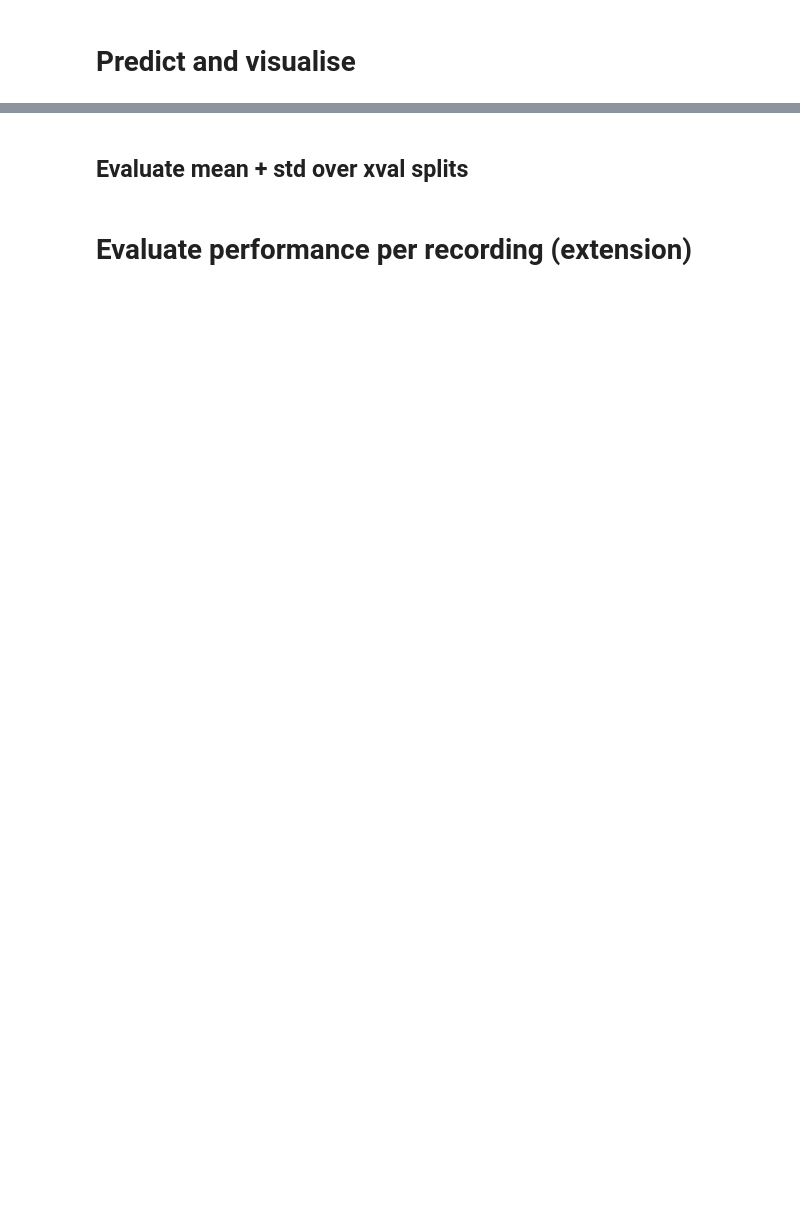
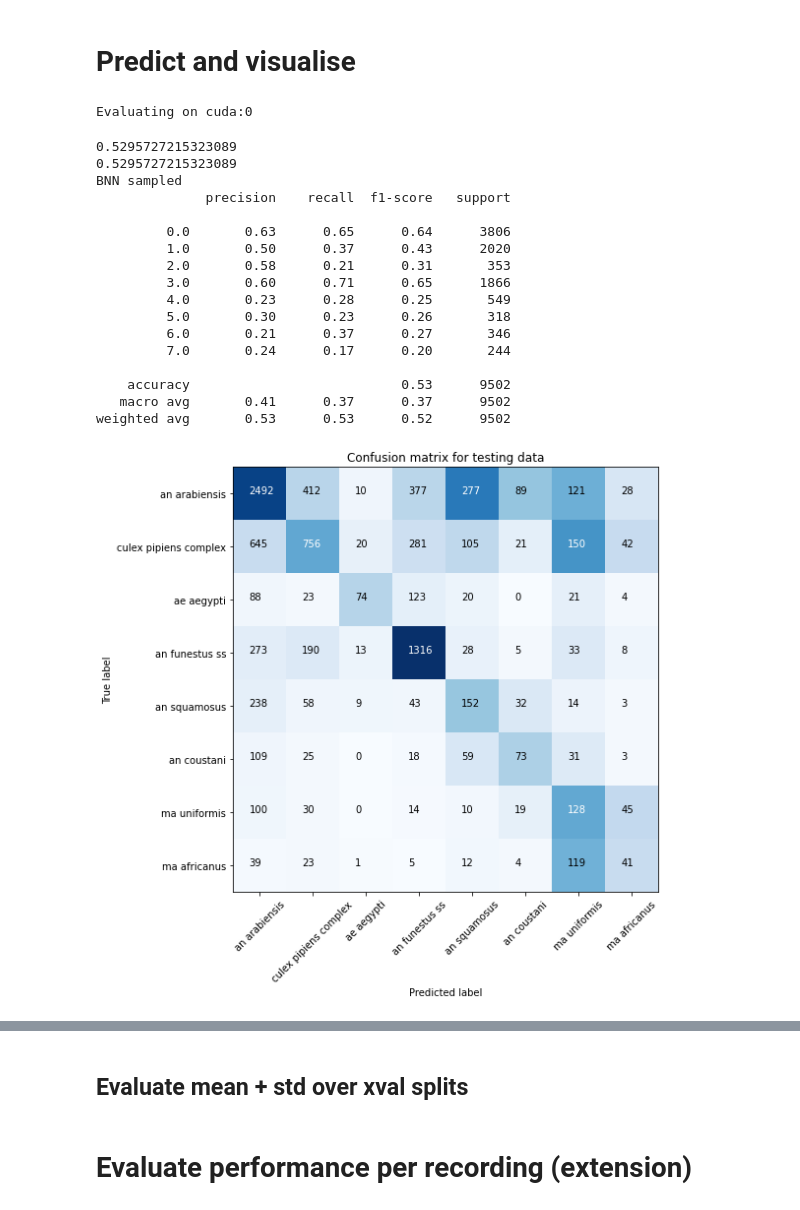
Before and after one commit to HumBug-Mosquito/HumBugDB, a Jupyter notebook: notebooks/species_classification.ipynb, the cells around one changed output, grey strips where cells are left out. Cells and saved outputs as stored; diff of their text form; code cells hidden in the pictures; blank space fills up the shorter version.

Commit message:
Changed learning rate to fix VGGish, VGGish support for both species and main working

```diff
--- a/notebooks/species_classification.ipynb
+++ b/notebooks/species_classification.ipynb
@@ -113,0 +167,20 @@ Extracting features for class: 7
+# %%
+# Load VGGish pickle
+
+import pickle
+dir_out = '../outputs/features/multi-species/humbugdb'
+pickle_name_train = 'vggish_' + str(random_seed) + '_train.pickle'
+pickle_name_test = 'vggish_' + str(random_seed) + '_test.pickle'
+
+
+with open(os.path.join(dir_out, pickle_name_train), 'rb') as input_file:
+    feat_train = pickle.load(input_file)
+
+with open(os.path.join(dir_out, pickle_name_test), 'rb') as input_file:
+    feat_test = pickle.load(input_file)
+
+X_train = feat_train["X_train"]
+y_train = feat_train["y_train"]
+X_test = feat_test["X_test"]
+y_test = feat_test["y_test"]
+# Returns features with correct dimensions for VGGish16.
@@ -292,7 +354,7 @@ RuntimeError: Error(s) in loading state_dict for Resnet:
 # %%
-filepath = '../outputs/models/pytorch/model_e14_2021_08_03_11_51_30.pth'
+filepath = '../outputs/models/pytorch/model_e40_2021_08_05_15_02_37.pth'
 # filepath = '../outputs/models/keras/Win_30_Stride_5_2021_08_03_09_42_31-e60accuracy0.9614.hdf5'
-model = load_model(filepath)
+model = load_model(filepath, model=VGGishDropout(n_classes=8))
 # %% [output]
 Training on cuda:0
 # %%
@@ -302,2 +364,31 @@ random_seed
 # %% [markdown]
 # Predict and visualise
+# %%
+preds_list = evaluate_model(model, X_test, y_test, 2)
+
+print('BNN sampled')
+from sklearn.metrics import classification_report,confusion_matrix
+
+cnf_matrix = confusion_matrix(y_test, np.argmax(np.mean(preds_list,axis=0), axis=1))
+plot_confusion_matrix_multiclass(cnf_matrix, 'Confusion matrix for testing data', classes)
+print(classification_report(y_test, np.argmax(np.mean(preds_list,axis=0), axis=1)))
+# %% [output]
+Evaluating on cuda:0
+0.5295727215323089
+0.5295727215323089
+BNN sampled
+              precision    recall  f1-score   support
+
+         0.0       0.63      0.65      0.64      3806
+         1.0       0.50      0.37      0.43      2020
+         2.0       0.58      0.21      0.31       353
+         3.0       0.60      0.71      0.65      1866
+         4.0       0.23      0.28      0.25       549
+         5.0       0.30      0.23      0.26       318
+         6.0       0.21      0.37      0.27       346
+         7.0       0.24      0.17      0.20       244
+
+    accuracy                           0.53      9502
+   macro avg       0.41      0.37      0.37      9502
+weighted avg       0.53      0.53      0.52      9502
+[figure, added]
```
Also changed, not shown: parts of 30 cells of this notebook, 4 other files.
